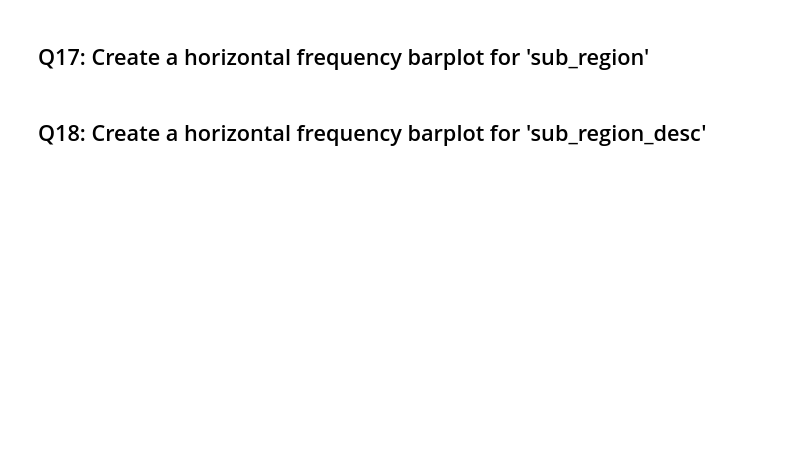
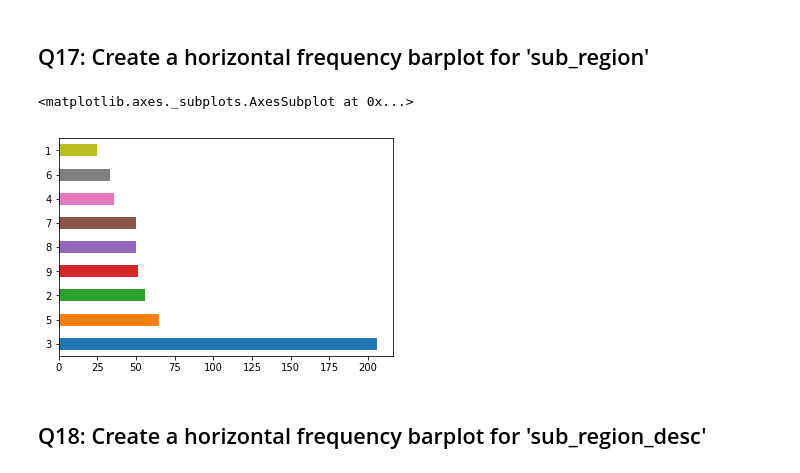
Before and after one commit to yichiang/dsp, a Jupyter notebook: python/pandas/2_pandas_olive_questions.ipynb, the cells around one changed output. Saved outputs shown, nothing was run; the diff lists cells and outputs as text; code cells hidden in the pictures; blank space fills up the shorter version.

```diff
--- a/python/pandas/2_pandas_olive_questions.ipynb
+++ b/python/pandas/2_pandas_olive_questions.ipynb
@@ -216,4 +220,9 @@ Hint:  you should see 9 of them!
 # %% [markdown]
 ## Q17:   Create a horizontal frequency barplot for 'sub_region'
+# %%
+  df['sub_region'].value_counts().plot('barh')
+# %% [output]
+<matplotlib.axes._subplots.AxesSubplot at 0x...>
+[figure, added]
 # %% [markdown]
 ## Q18:   Create a horizontal frequency barplot for 'sub_region_desc'
```
Also changed, not shown: parts of 13 cells of this notebook, 7 other files.
